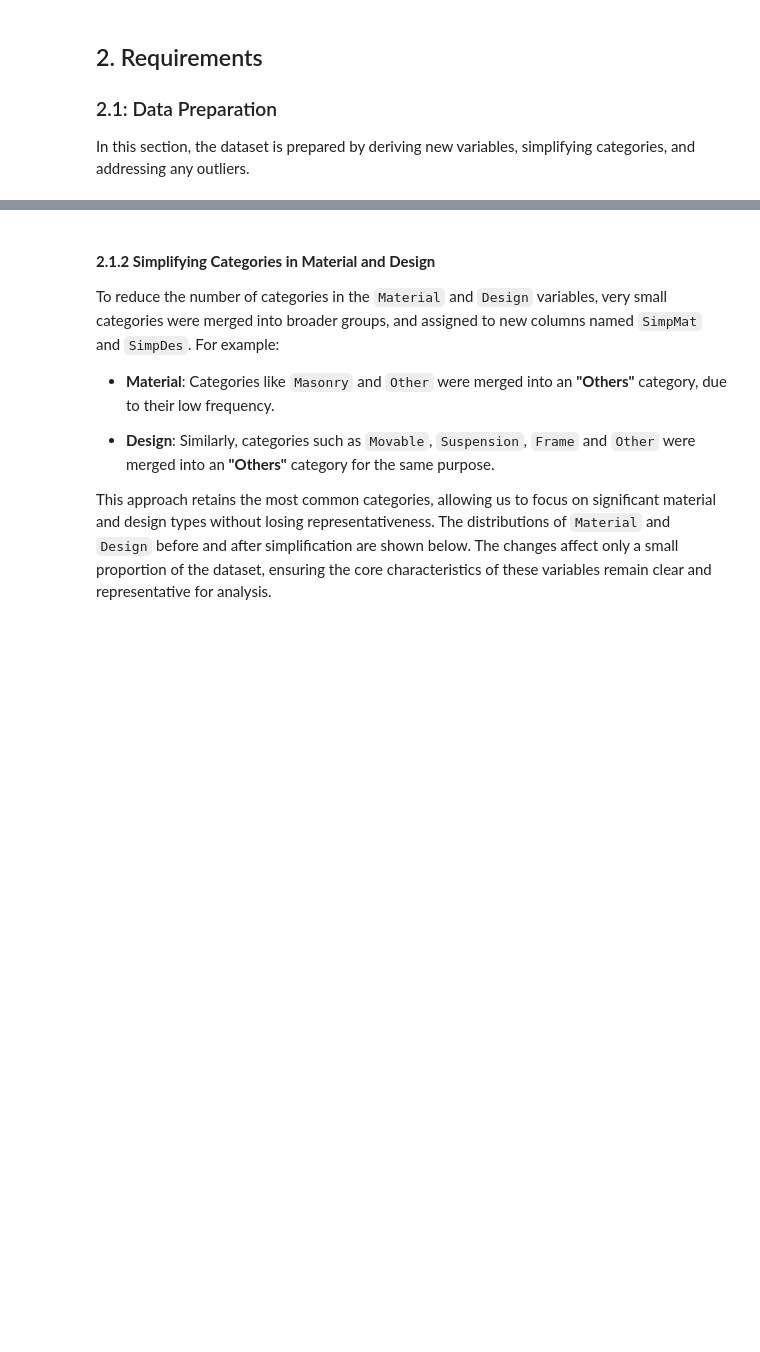
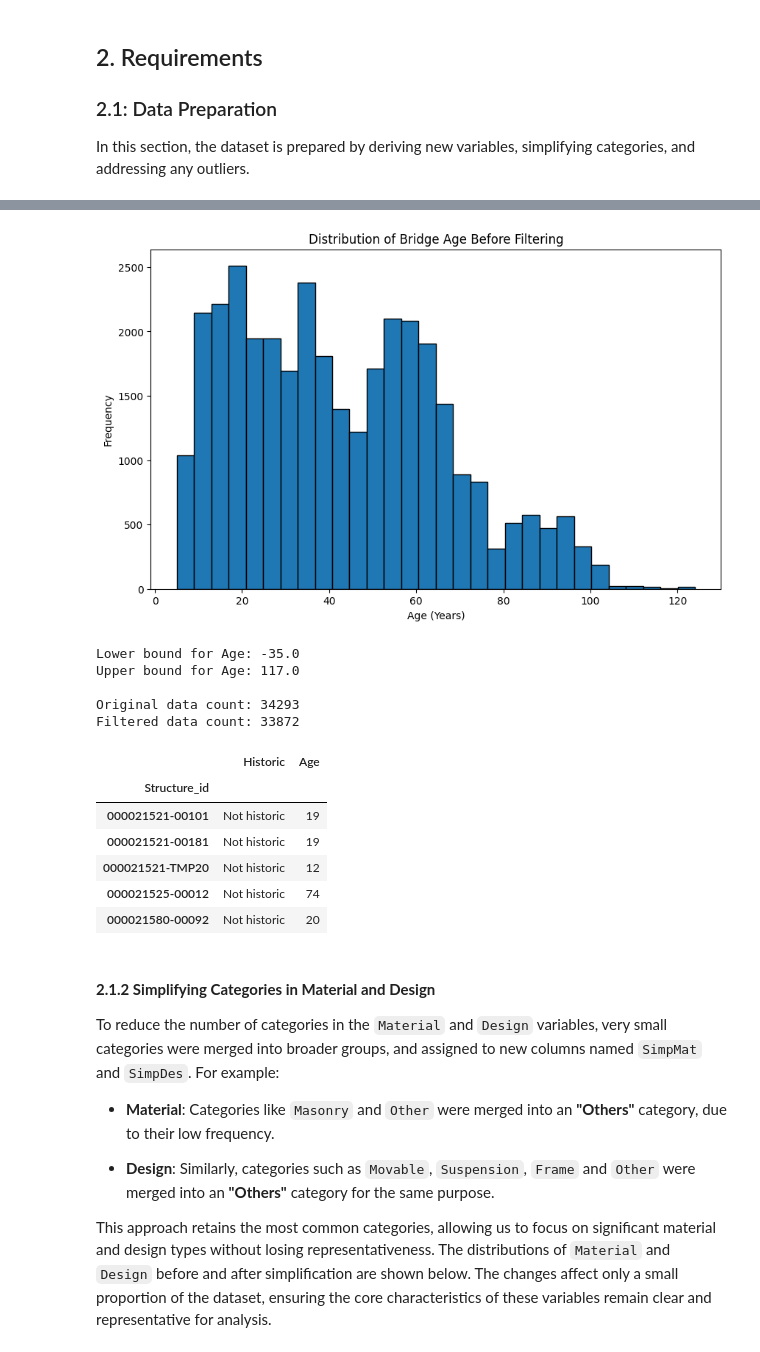
Before and after one commit to Ericazzzzzz/Texas-Bridges-Condition-Analysis, a Jupyter notebook: ECS7024P_CW2.ipynb, the cells around one changed output, grey strips where cells are left out. Saved outputs shown, nothing was run; the diff lists cells and outputs as text; code cells hidden in the pictures; blank space fills up the shorter version.

```diff
--- a/ECS7024P_CW2.ipynb
+++ b/ECS7024P_CW2.ipynb
@@ -176,3 +168,48 @@ Filtered data count: 33680
+# %%
+#Derive age variable
+this_year = 2024
+bridges['Age'] = this_year - bridges['Year']
+
+#Age distribution before filtering
+plt.figure(figsize=(10, 6))
+plt.hist(bridges['Age'], bins=30, edgecolor='black')
+plt.title('Distribution of Bridge Age Before Filtering')
+plt.xlabel('Age (Years)')
+plt.ylabel('Frequency')
+plt.show()
+
+#Identify extreme values
+Q1 = bridges['Age'].quantile(0.25)
+Q3 = bridges['Age'].quantile(0.75)
+IQR = Q3 - Q1
+
+lower_bound = Q1 - 1.5 * IQR
+upper_bound = Q3 + 1.5 * IQR
+print('Lower bound for Age:', lower_bound)
+print('Upper bound for Age:', upper_bound)
+
+# Filter out extreme values
+bridges_filtered_age = bridges[(bridges['Historic'].isin(['Not historic', 'Possible', 'Unknown'])) &
+                               (bridges['Age'] >= lower_bound) & (bridges['Age'] <= upper_bound)]
+
+
+print('\nOriginal data count:', len(bridges))
+print('Filtered data count:', len(bridges_filtered_age))
+display(bridges_filtered_age[['Historic', 'Age']].head())
+# %% [output]
+[figure, added]
+Lower bound for Age: -35.0
+Upper bound for Age: 117.0
+
+Original data count: 34293
+Filtered data count: 33872
+|  | Historic | Age |
+| Structure_id |  |  |
+| 000021521-00101 | Not historic | 19 |
+| 000021521-00181 | Not historic | 19 |
+| 000021521-TMP20 | Not historic | 12 |
+| 000021525-00012 | Not historic | 74 |
+| 000021580-00092 | Not historic | 20 |
 # %% [markdown]
 #### **2.1.2 Simplifying Categories in Material and Design**
 
```
Also changed, not shown: parts of 17 cells of this notebook.
